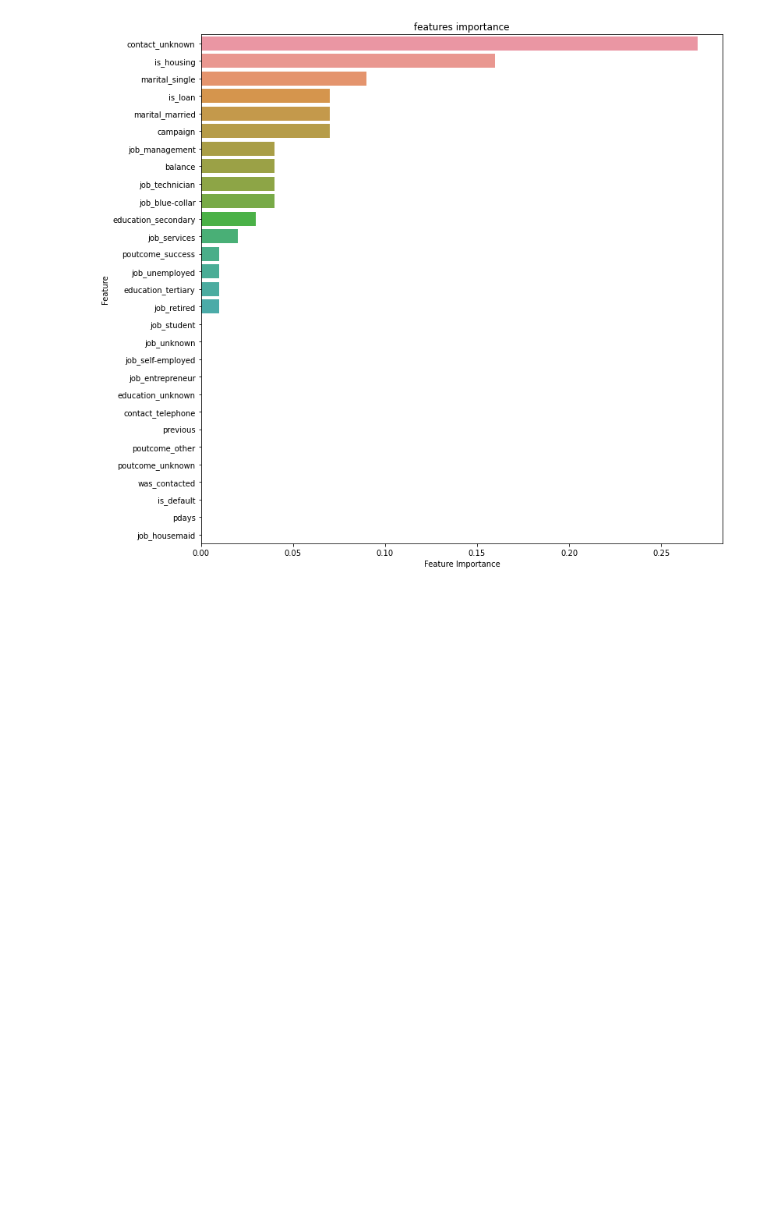
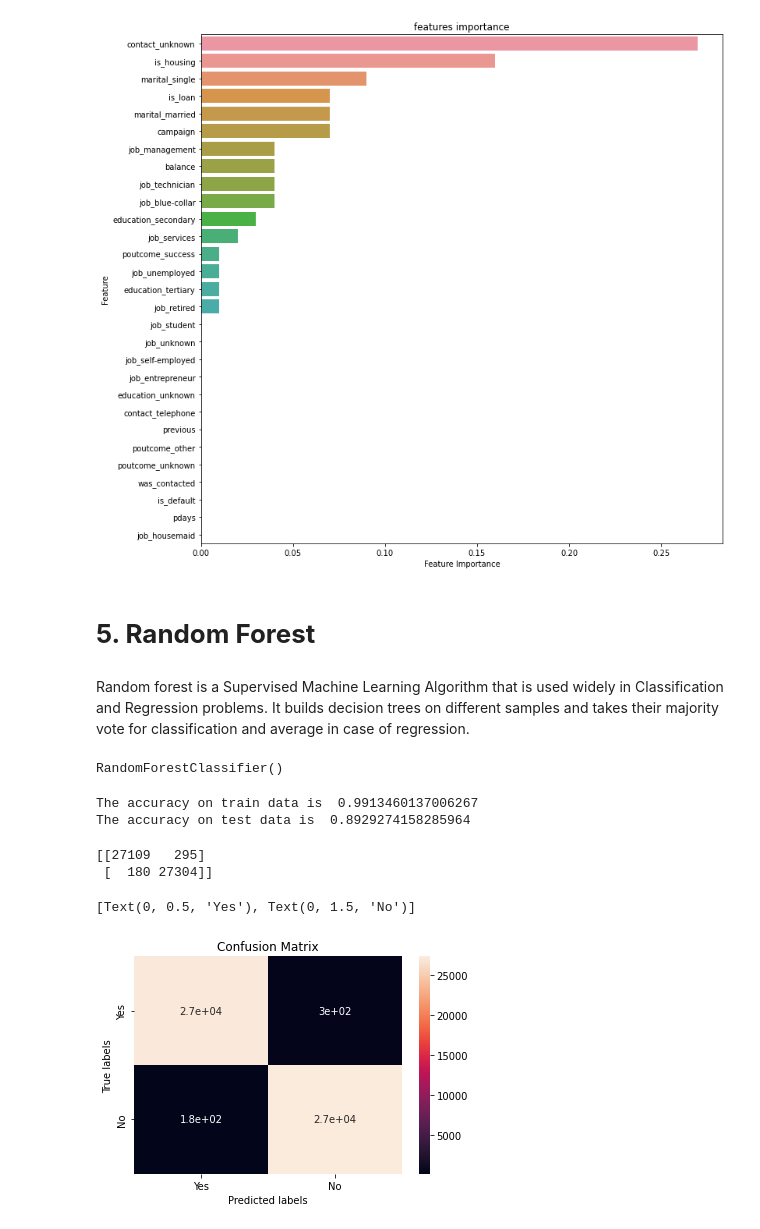
Before and after one commit to saqquib/Bank-Marketing-Effectiveness-Prediction, a Jupyter notebook: Bank_Marketing_Effectiveness_Prediction_Capstone_Project.ipynb, the cells around one changed output. Cells and saved outputs as stored; diff of their text form; code cells hidden in the pictures; blank space fills up the shorter version.

```diff
--- a/Bank_Marketing_Effectiveness_Prediction_Capstone_Project.ipynb
+++ b/Bank_Marketing_Effectiveness_Prediction_Capstone_Project.ipynb
@@ -1879,3 +1881,47 @@ sns.barplot(x='Feature Importance', y="Feature", data=fim_gb_df)
 plt.show()
 # %% [output]
 [figure]
+# %% [markdown]
+# **5. Random Forest**
+# %% [markdown]
+Random forest is a Supervised Machine Learning Algorithm that is used widely in Classification and Regression problems. It builds decision trees on different samples and takes their majority vote for classification and average in case of regression.
+# %%
+RF_model = RandomForestClassifier()
+RF_model.fit(X_train , y_train)
+# %% [output]
+RandomForestClassifier()
+# %%
+# Get the predicted classes
+train_class_preds = RF_model.predict(X_train)
+test_class_preds = RF_model.predict(X_test)
+# %%
+# Get the accuracy scores
+train_accuracy = accuracy_score(train_class_preds,y_train)
+test_accuracy = accuracy_score(test_class_preds,y_test)
+
+print("The accuracy on train data is ", train_accuracy)
+print("The accuracy on test data is ", test_accuracy)
+# %% [output]
+The accuracy on train data is  0.9913460137006267
+The accuracy on test data is  0.8929274158285964
+# %%
+# Confusion matrix for train
+
+labels = ['Yes', 'No']
+cm = confusion_matrix(y_train, train_class_preds)
+print(cm)
+
+ax= plt.subplot()
+sns.heatmap(cm, annot=True, ax = ax)
+
+# labels, title and ticks
+ax.set_xlabel('Predicted labels')
+ax.set_ylabel('True labels')
+ax.set_title('Confusion Matrix')
+ax.xaxis.set_ticklabels(labels)
+ax.yaxis.set_ticklabels(labels)
+# %% [output]
+[[27109   295]
+ [  180 27304]]
+[Text(0, 0.5, 'Yes'), Text(0, 1.5, 'No')]
+[figure, added]
```
Also changed, not shown: parts of 20 cells of this notebook.
